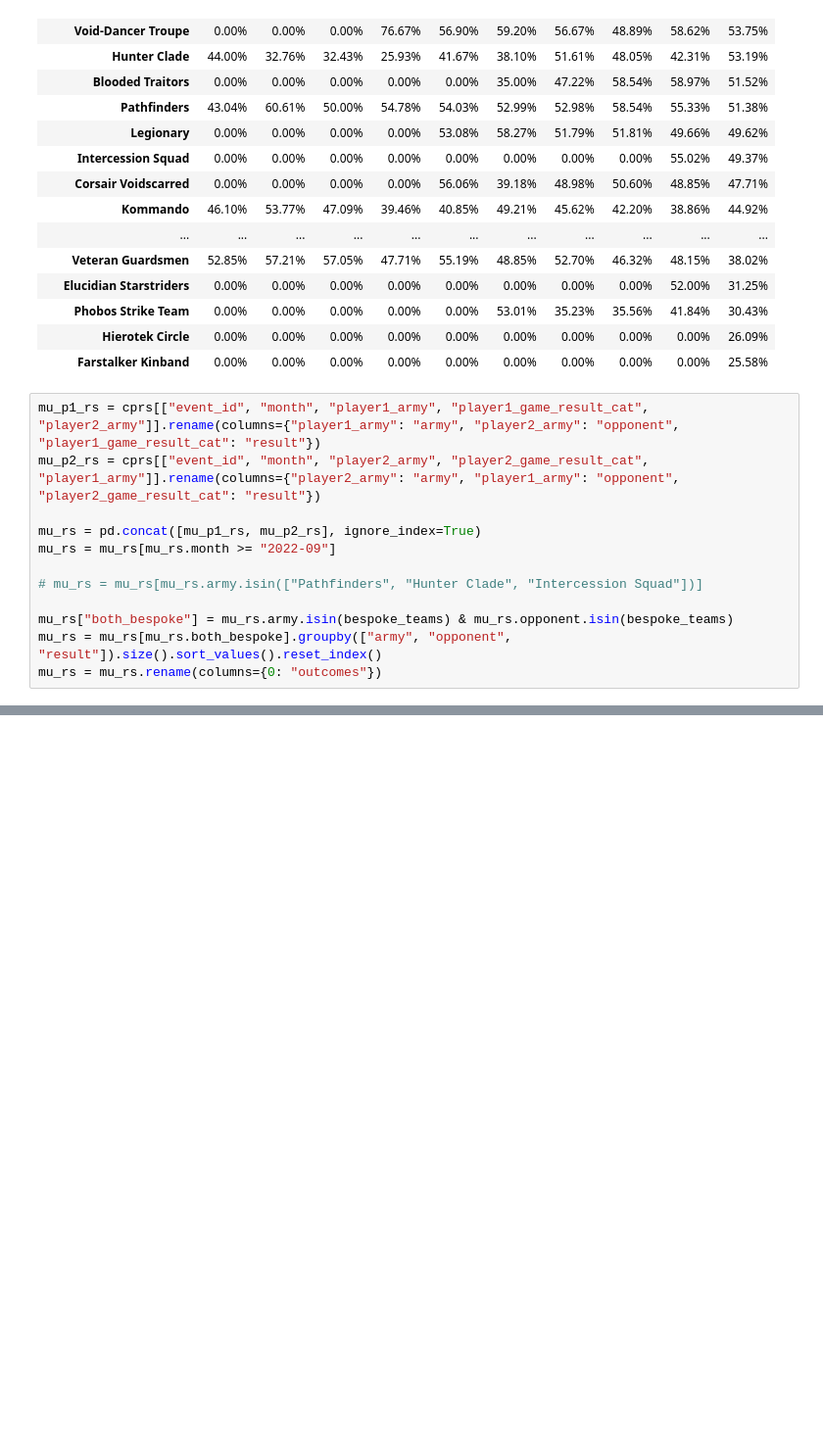
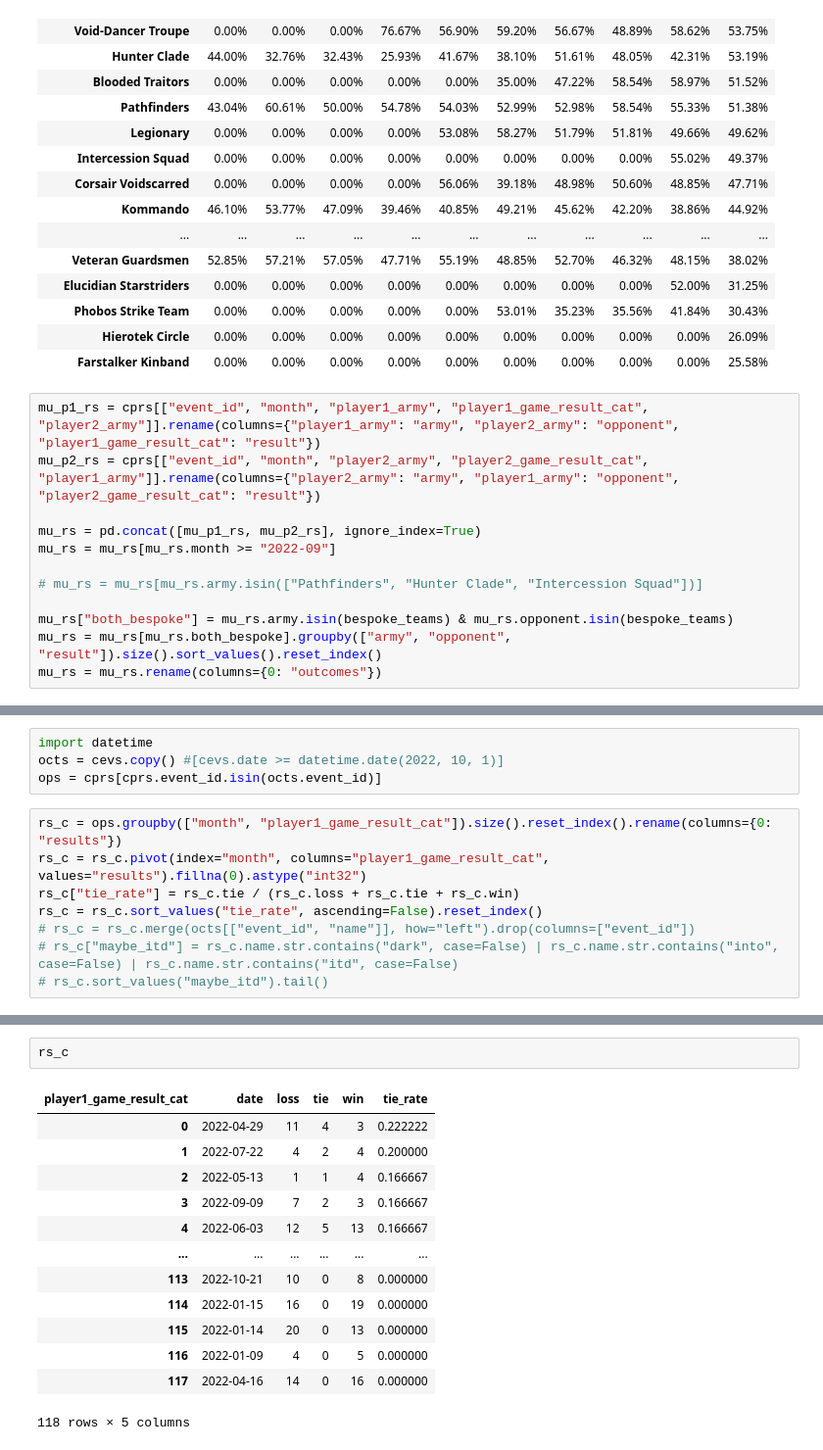
Before and after one commit to samfoo/bcpy, a Jupyter notebook: kt_data.ipynb, the cells around one changed output, grey strips where cells are left out. Shown: that part at 98% size. Saved outputs shown, nothing was run; the diff lists cells and outputs as text; blank space fills up the shorter version.

```diff
--- a/kt_data.ipynb
+++ b/kt_data.ipynb
@@ -310,0 +333,12 @@ mu_rs.style.format({c: '{:.0%}' for c in mu_rs.columns}).applymap(_cc)
+# %%
+import datetime
+octs = cevs.copy() #[cevs.date >= datetime.date(2022, 10, 1)]
+ops = cprs[cprs.event_id.isin(octs.event_id)]
+# %%
+rs_c = ops.groupby(["month", "player1_game_result_cat"]).size().reset_index().rename(columns={0: "results"})
+rs_c = rs_c.pivot(index="month", columns="player1_game_result_cat", values="results").fillna(0).astype("int32")
+rs_c["tie_rate"] = rs_c.tie / (rs_c.loss + rs_c.tie + rs_c.win)
+rs_c = rs_c.sort_values("tie_rate", ascending=False).reset_index()
+# rs_c = rs_c.merge(octs[["event_id", "name"]], how="left").drop(columns=["event_id"])
+# rs_c["maybe_itd"] = rs_c.name.str.contains("dark", case=False) | rs_c.name.str.contains("into", case=False) | rs_c.name.str.contains("itd", case=False)
+# rs_c.sort_values("maybe_itd").tail()
@@ -310,0 +363,16 @@ mu_rs.style.format({c: '{:.0%}' for c in mu_rs.columns}).applymap(_cc)
+# %%
+rs_c
+# %% [output]
+| player1_game_result_cat | date | loss | tie | win | tie_rate |
+| 0 | 2022-04-29 | 11 | 4 | 3 | 0.222222 |
+| 1 | 2022-07-22 | 4 | 2 | 4 | 0.200000 |
+| 2 | 2022-05-13 | 1 | 1 | 4 | 0.166667 |
+| 3 | 2022-09-09 | 7 | 2 | 3 | 0.166667 |
+| 4 | 2022-06-03 | 12 | 5 | 13 | 0.166667 |
+| ... | ... | ... | ... | ... | ... |
+| 113 | 2022-10-21 | 10 | 0 | 8 | 0.000000 |
+| 114 | 2022-01-15 | 16 | 0 | 19 | 0.000000 |
+| 115 | 2022-01-14 | 20 | 0 | 13 | 0.000000 |
+| 116 | 2022-01-09 | 4 | 0 | 5 | 0.000000 |
+| 117 | 2022-04-16 | 14 | 0 | 16 | 0.000000 |
+118 rows × 5 columns
```
Also changed, not shown: parts of 8 cells of this notebook, 7 other files.
